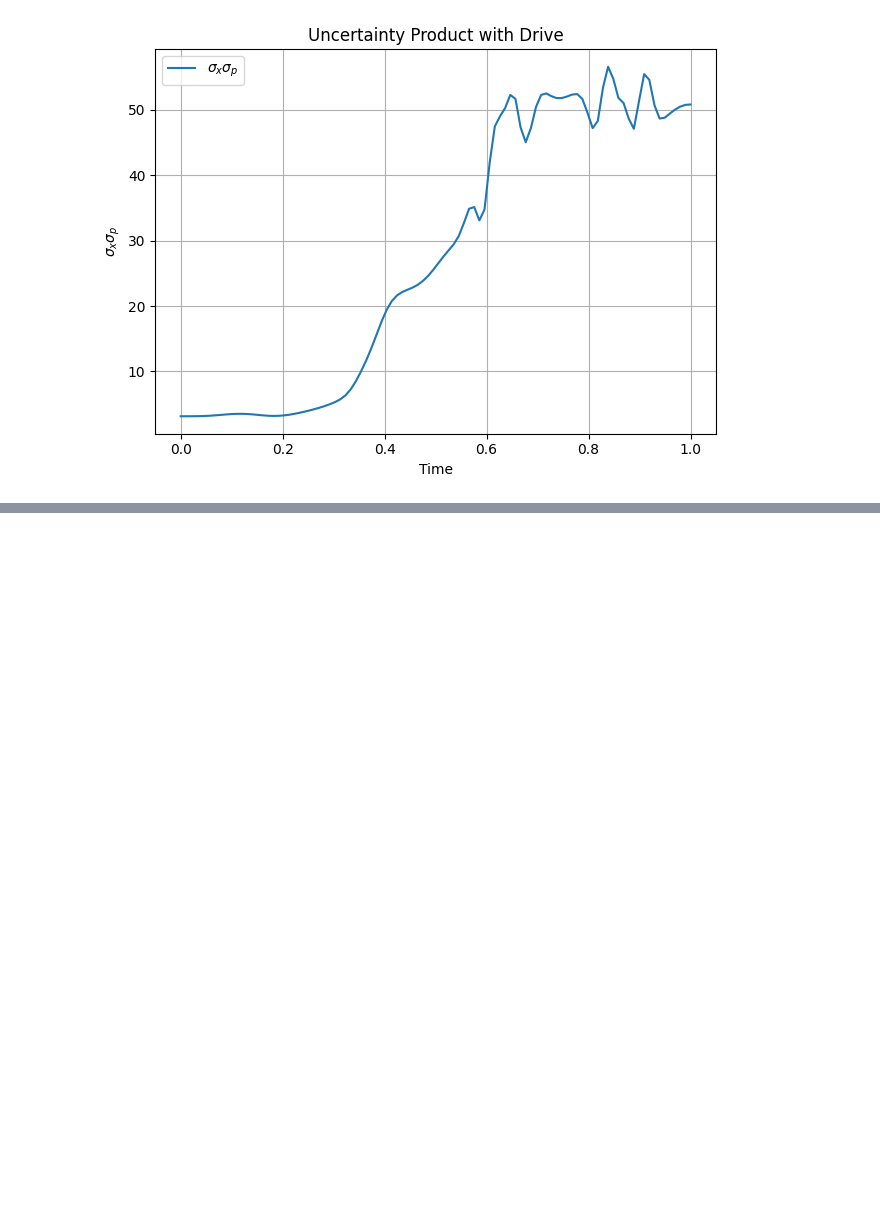
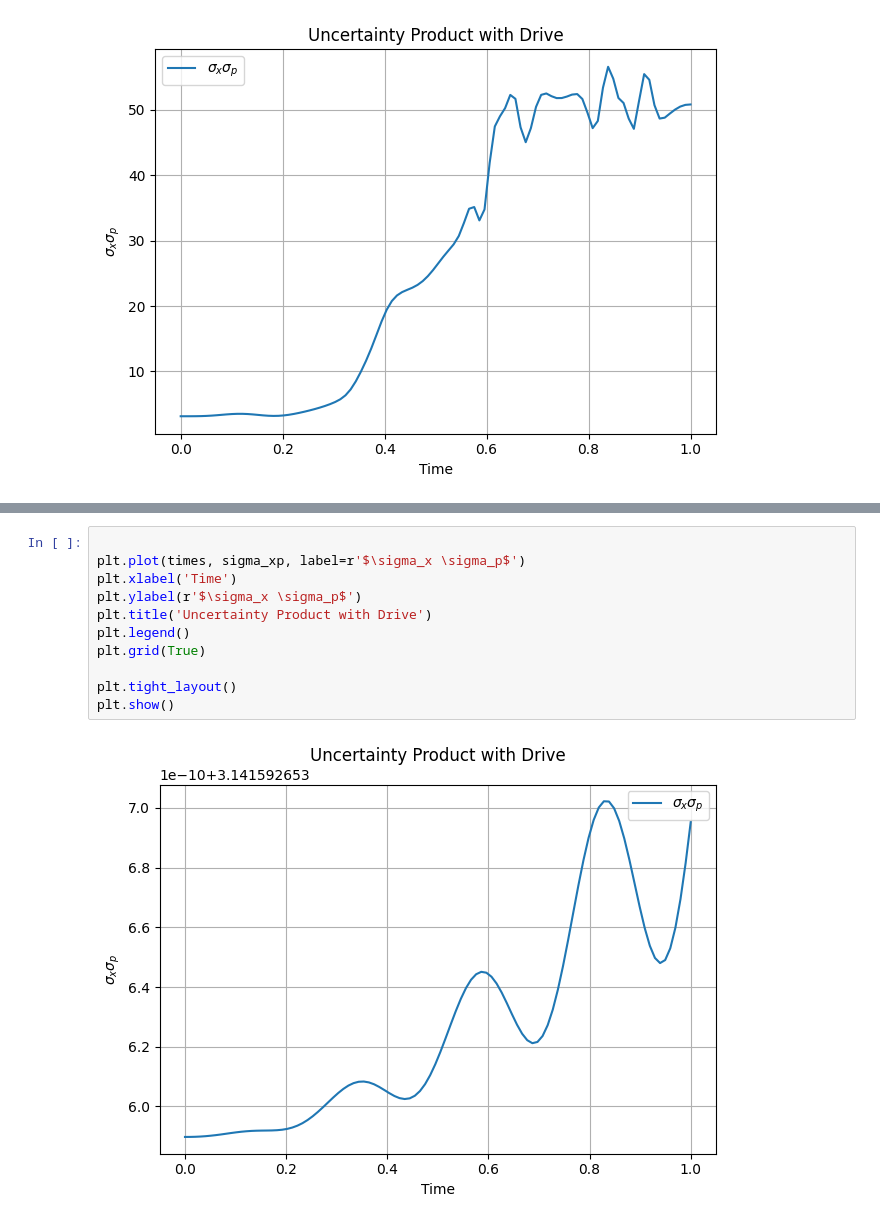
Before and after one commit to shrey708/Quant-Info, a Jupyter notebook: squeezing-qho.ipynb, the cells around one changed output, grey strips where cells are left out. Cells and saved outputs as stored; diff of their text form; blank space fills up the shorter version.

```diff
--- a/squeezing-qho.ipynb
+++ b/squeezing-qho.ipynb
@@ -206,0 +253,13 @@ plt.show()
+# %%
+
+plt.plot(times, sigma_xp, label=r'$\sigma_x \sigma_p$')
+plt.xlabel('Time')
+plt.ylabel(r'$\sigma_x \sigma_p$')
+plt.title('Uncertainty Product with Drive')
+plt.legend()
+plt.grid(True)
+
+plt.tight_layout()
+plt.show()
+# %% [output]
+[figure, added]
```
Also changed, not shown: parts of 2 cells of this notebook.
